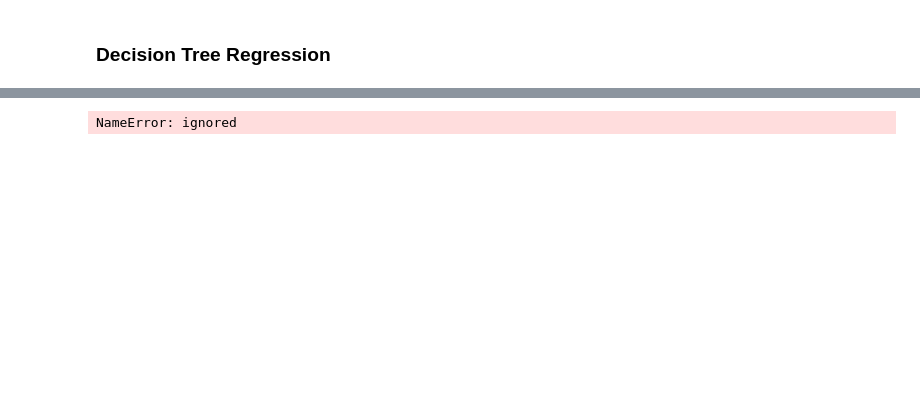
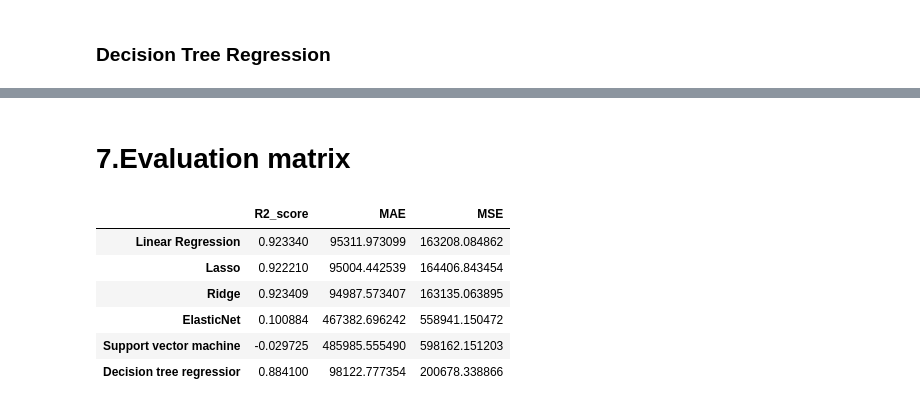
Before and after one commit to sunanda-debnath/Walmart-store-s-sales-forecasting, a Jupyter notebook: Walmart_store’s_sales_forecasting_.ipynb, the cells around one changed output, grey strips where cells are left out. Saved outputs shown, nothing was run; the diff lists cells and outputs as text; code cells hidden in the pictures; blank space fills up the shorter version.

```diff
--- a/Walmart_store’s_sales_forecasting_.ipynb
+++ b/Walmart_store’s_sales_forecasting_.ipynb
@@ -531,8 +531,33 @@ dt = train_eval(DecisionTreeRegressor(), x_train, x_test, y_train, y_test)
-# %%
-# Regression Models Results Evaluation
-
-EMC = Model_Evaluation_Comparison_Matrix.copy()
-EMC.index = ['Linear Regression (lr)','Ridge Linear Regression (RR)','Lasso Linear Regression (LLR)','Elastic-Net Regression (ENR)','Support vector machine (svm)','Decision Tree Regression (dt)']
-EMC
-# %% [output]
-NameError: ignored
+# %% [markdown]
+# **7.Evaluation matrix**
+# %%
+# Regression Models Results Evaluation
+'''
+accuracy_list = ['MSE','RMSE',"R2",]
+reg_models = [lr,RR,LLR,ENR,svm,dt]
+
+
+
+
+
+comparision_df = pd.DataFrame(index = accuracy_list)
+comparision_df['Linear Regression'] = error_matrix(lr)
+comparision_df['Lasso'] = error_matrix(LLR)
+comparision_df['Ridge'] = error_matrix(RR)
+comparision_df['ElasticNet'] = error_matrix(ENR)
+comparision_df['Support vector machine'] = error_matrix(svm)
+comparision_df['Decision tree regressior'] = error_matrix(dt)
+comparision_df
+'''
+ind=['Linear Regression','Lasso','Ridge','ElasticNet','Support vector machine','Decision tree regressior']
+data={'R2_score':[0.9233403629914926,0.9222101017449452,0.9234089442573419,0.10088428141270767,-0.02972505548591564,0.8840997384335104],'MAE':[95311.97309934665,95004.44253902863,94987.57340664147,467382.69624197524,485985.55549031094,98122.7773539288],'MSE':[163208.08486165336,164406.84345395045,163135.06389528204,558941.150471781,598162.1512025938,200678.33886564957]}
+result=pd.DataFrame(data=data,index=ind)
+result
+# %% [output]
+|  | R2_score | MAE | MSE |
+| Linear Regression | 0.923340 | 95311.973099 | 163208.084862 |
+| Lasso | 0.922210 | 95004.442539 | 164406.843454 |
+| Ridge | 0.923409 | 94987.573407 | 163135.063895 |
+| ElasticNet | 0.100884 | 467382.696242 | 558941.150472 |
+| Support vector machine | -0.029725 | 485985.555490 | 598162.151203 |
+| Decision tree regressior | 0.884100 | 98122.777354 | 200678.338866 |
```
Also changed, not shown: parts of 7 cells of this notebook.
